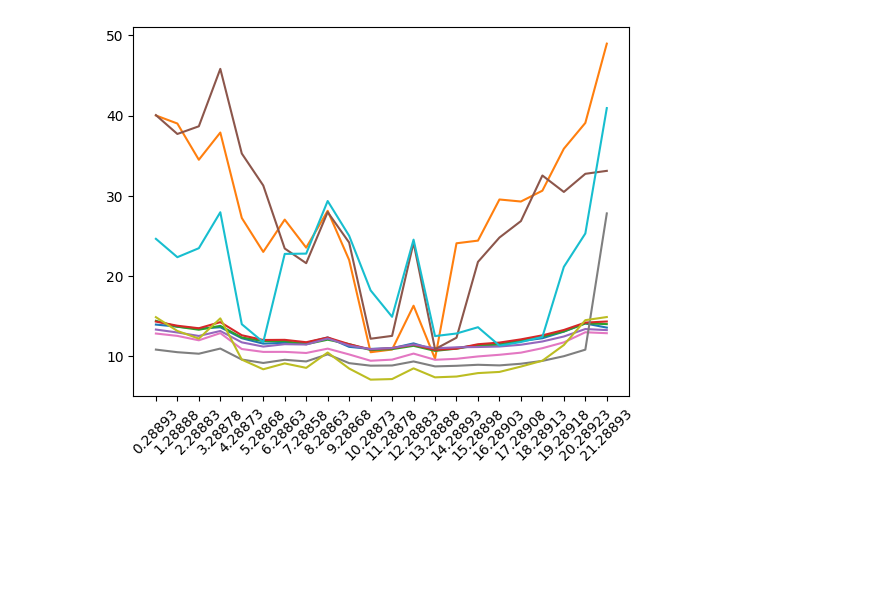
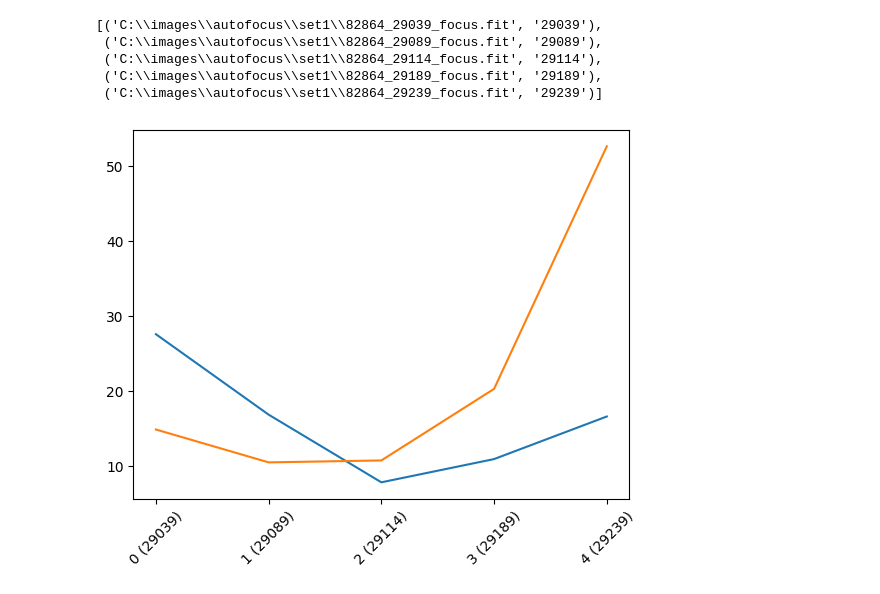
Before and after one commit to cygnus77/astrocam, a Jupyter notebook: measure-fwhm.ipynb, the cells around one changed output. Drawn from its saved outputs; the diff is of its cells as text; code cells hidden in the pictures; blank space fills up the shorter version.

```diff
--- a/measure-fwhm.ipynb
+++ b/measure-fwhm.ipynb
@@ -10,19 +10,27 @@ from collections import defaultdict
 import math
 # %%
 # root_dir = Path(r"D:\Astro\auto-focus-samples\m1")
-root_dir = Path(r"D:\Astro\auto-focus-samples\set2")
+root_dir = Path(r"C:\images\autofocus\set1")
 files = list(root_dir.glob("*.fit"))
-image_files = [(str(f), re.match(r'.*?Light_(\d+)_.*', f.stem).group(1), re.match(r'.*?_focus(\d+)', f.stem).group(1)) for f in files]
+image_files = [(str(f), re.match(r'.*?_(\d+)_focus', f.stem).group(1)) for f in files]
 image_files = sorted(image_files, key=lambda x: int(x[1]))
+# %%
+image_files
+# %% [output]
+[('C:\\images\\autofocus\\set1\\82864_29039_focus.fit', '29039'),
+ ('C:\\images\\autofocus\\set1\\82864_29089_focus.fit', '29089'),
+ ('C:\\images\\autofocus\\set1\\82864_29114_focus.fit', '29114'),
+ ('C:\\images\\autofocus\\set1\\82864_29189_focus.fit', '29189'),
+ ('C:\\images\\autofocus\\set1\\82864_29239_focus.fit', '29239')]
 # %%
 registered_stars = register_stars([x[0] for x in image_files])
 # %%
-focus_pts = [f"{i}.{x[2]}" for i,x in enumerate(image_files)]
+focus_pts = [f"{i} ({x[1]})" for i,x in enumerate(image_files)]
 for slist in registered_stars:
   plt.plot(focus_pts, [math.sqrt(s.fwhm_x**2 + s.fwhm_y**2) for s in slist])
 plt.xticks(rotation=45)
 plt.show()
 # %% [output]
-[figure, old version]
+[figure, new version]
 # %%
 avgs = defaultdict(list)
```
Also changed, not shown: parts of 3 cells of this notebook, 17 other files.
